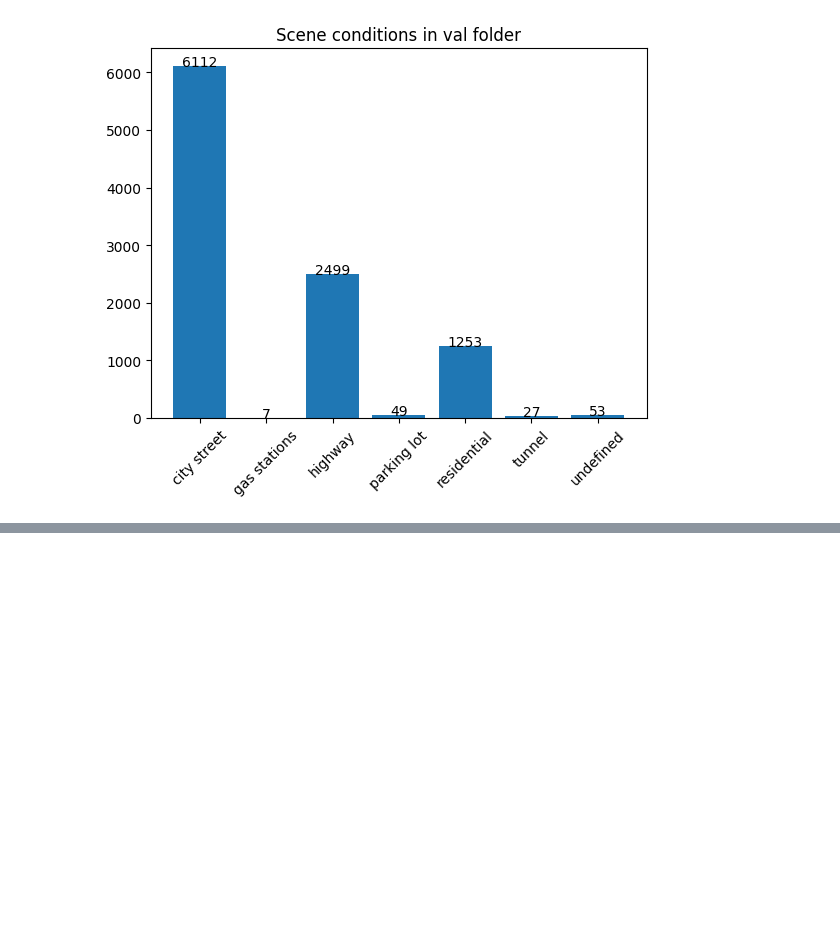
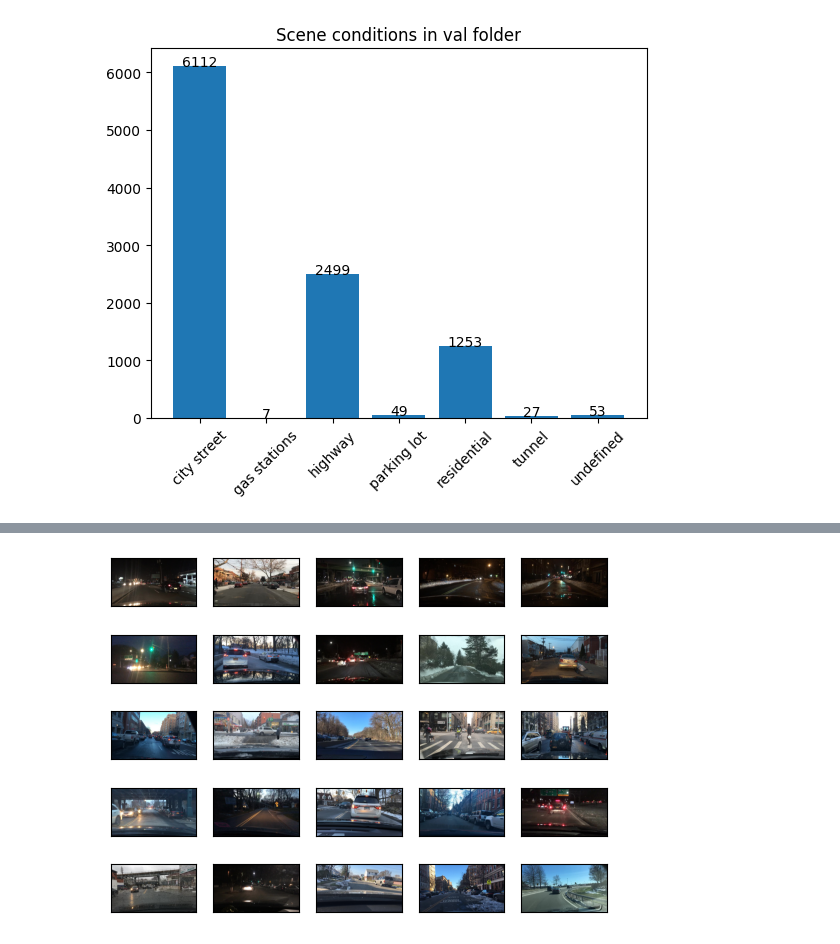
Before and after one commit to naren2cmu/bdd100k, a Jupyter notebook: bdd100kCheck.ipynb, the cells around one changed output, grey strips where cells are left out. Drawn from its saved outputs; the diff is of its cells as text; code cells hidden in the pictures; blank space fills up the shorter version.

```diff
--- a/bdd100kCheck.ipynb
+++ b/bdd100kCheck.ipynb
@@ -357,0 +357,48 @@ plt.show()
+# %%
+# I need to get 25 random images from trainPath and valPath each that have 'snowy' weather condition and show them in a 5x5 grid
+
+import json
+import random
+from pathlib import Path
+
+import imageio
+import matplotlib.pyplot as plt
+
+def get_random_images(json_path, images_path, weather_condition, n):
+    with open(json_path, 'r') as f:
+        data = json.load(f)
+
+    # Get all images with the specified weather condition
+    images = [item['name'] for item in data if item['attributes']['weather'] == weather_condition]
+
+    # Select n random images
+    random_images = random.sample(images, n)
+
+    # Get the full path of the selected images
+    image_paths = [str(Path(images_path) / image) for image in random_images]
+
+    return image_paths
+
+# Get 25 random images with the 'snowy' weather condition from the train folder
+train_images = get_random_images(trainJsonPath, trainPath, 'snowy', 25)
+
+# Get 25 random images with the 'snowy' weather condition from the validation folder
+val_images = get_random_images(valJsonPath, valPath, 'snowy', 25)
+
+# Combine the train and validation images
+images = train_images + val_images
+
+fig, axs = plt.subplots(5, 5)
+
+for i in range(5):
+    for j in range(5):
+        # Read and display the image
+        axs[i, j].imshow(imageio.imread(images[i * 5 + j]))
+
+        # Remove the axis ticks
+        axs[i, j].set_xticks([])
+        axs[i, j].set_yticks([])
+
+plt.show()
+# %% [output]
+[figure, added]
```
Also changed, not shown: parts of 6 cells of this notebook.
